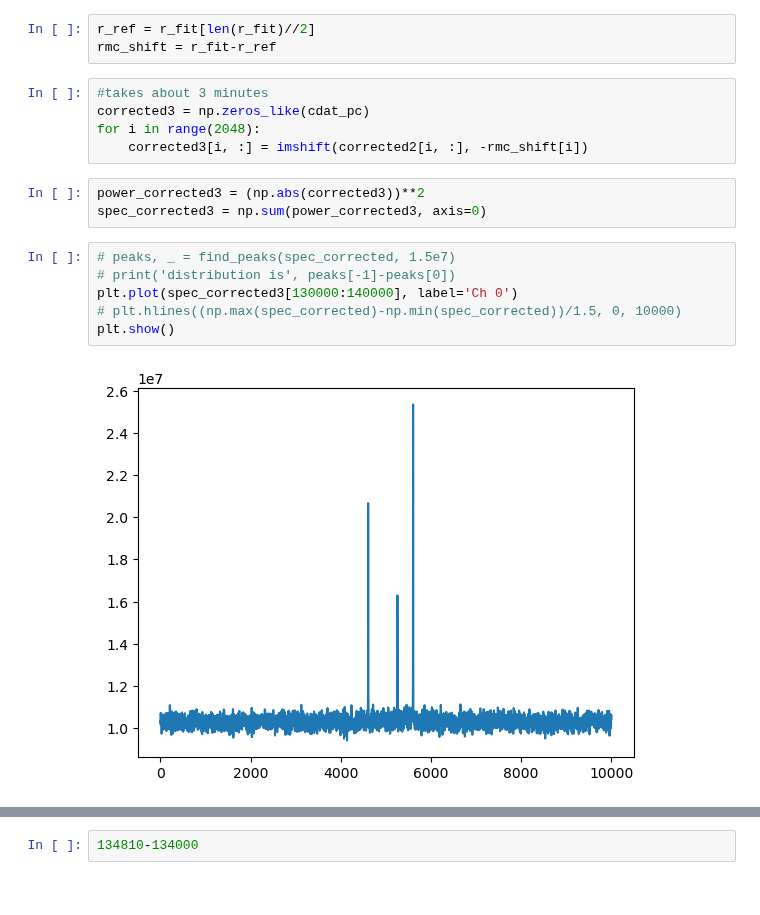
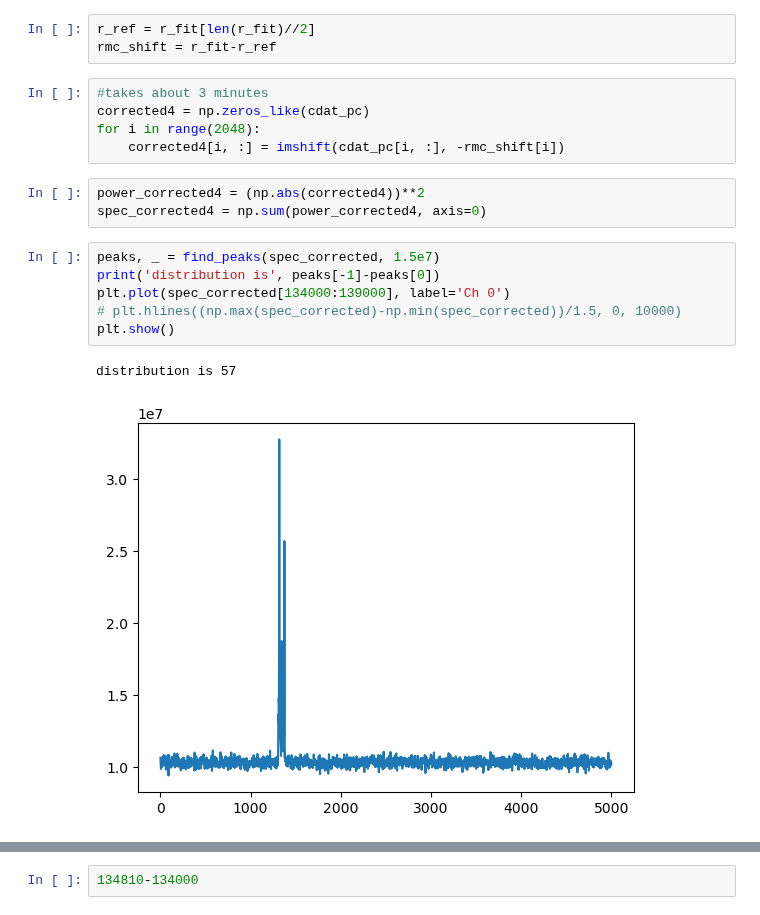
Before and after one commit to phoeberyder/atlas_rb, a Jupyter notebook: atlas_rb.ipynb, the cells around one changed output, grey strips where cells are left out. Saved outputs shown, nothing was run; the diff lists cells and outputs as text.

```diff
--- a/atlas_rb.ipynb
+++ b/atlas_rb.ipynb
@@ -207,18 +207,19 @@ r_ref = r_fit[len(r_fit)//2]
 rmc_shift = r_fit-r_ref
 # %%
 #takes about 3 minutes
-corrected3 = np.zeros_like(cdat_pc)
+corrected4 = np.zeros_like(cdat_pc)
 for i in range(2048):
-    corrected3[i, :] = imshift(corrected2[i, :], -rmc_shift[i])
+    corrected4[i, :] = imshift(cdat_pc[i, :], -rmc_shift[i])
 # %%
-power_corrected3 = (np.abs(corrected3))**2
-spec_corrected3 = np.sum(power_corrected3, axis=0)
+power_corrected4 = (np.abs(corrected4))**2
+spec_corrected4 = np.sum(power_corrected4, axis=0)
 # %%
-# peaks, _ = find_peaks(spec_corrected, 1.5e7)
-# print('distribution is', peaks[-1]-peaks[0])
-plt.plot(spec_corrected3[130000:140000], label='Ch 0')
+peaks, _ = find_peaks(spec_corrected, 1.5e7)
+print('distribution is', peaks[-1]-peaks[0])
+plt.plot(spec_corrected[134000:139000], label='Ch 0')
 # plt.hlines((np.max(spec_corrected)-np.min(spec_corrected))/1.5, 0, 10000)
 plt.show()
 # %% [output]
+distribution is 57
-[figure, old version]
+[figure, new version]
 # %%
```
Also changed, not shown: parts of 5 cells of this notebook.
